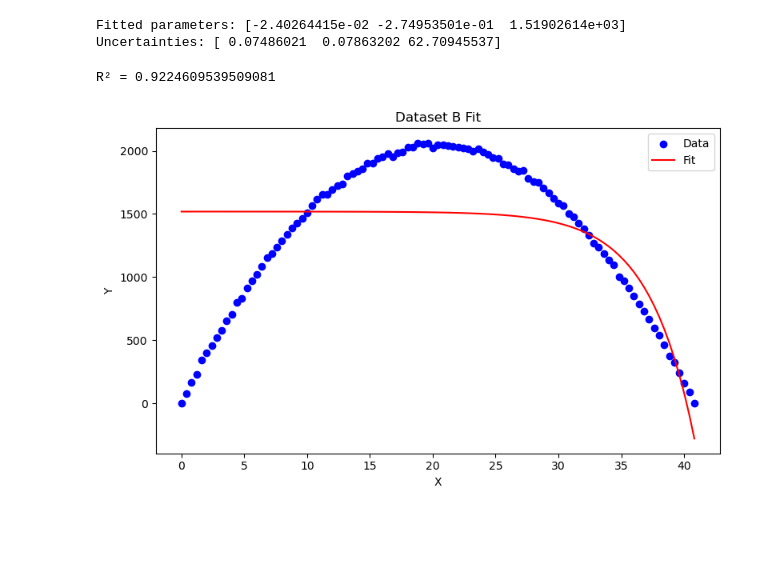
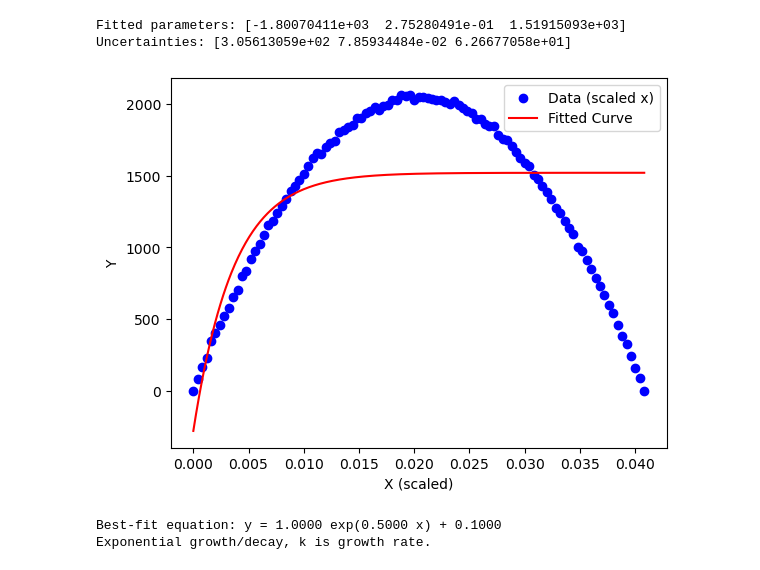
Before and after one commit to Tonkle-Time/comp-phy, a Jupyter notebook: Project 1.ipynb, the cells around one changed output. Saved outputs shown, nothing was run; the diff lists cells and outputs as text; code cells hidden in the pictures; blank space fills up the shorter version.

```diff
--- a/Project 1.ipynb
+++ b/Project 1.ipynb
@@ -62,41 +61,56 @@ Dataset B:
 # Read Dataset B
 data_b = np.loadtxt('Dataset_B.csv', delimiter=',', skiprows=1)
 x_b, y_b = data_b[:, 0], data_b[:, 1]
+x_scaled = x_b / 1000.0   # max x is 3 instead of 3000
-# %%
-# Define Model
-def model_func(x, a, b, c):
-    return a * np.exp(-b * x) + c
-# %%
-# Fit the model to the data
-popt, pcov = curve_fit(model_func, x_b, y_b)
-perr = np.sqrt(np.diag(pcov))  # parameter uncertainties
-
-print("Fitted parameters:", popt)
-print("Uncertainties:", perr)
-# %% [output]
-Fitted parameters: [-2.40264415e-02 -2.74953501e-01  1.51902614e+03]
-Uncertainties: [ 0.07486021  0.07863202 62.70945537]
-# %%
-# Evaluate fit
-y_fit = model_func(x_b, *popt)
-residuals = y_b - y_fit
-ss_res = np.sum(residuals**2)
-ss_tot = np.sum((y_a - np.mean(y_b))**2)
-r_squared = 1 - (ss_res / ss_tot)
-print("R² =", r_squared)
-# %% [output]
-R² = 0.9224609539509081
+# %%
+# Define Model
+def model_func(x, a, b, c):
+    real_x = x * 1000.0
+    exponent = -b * real_x
+    exponent = np.clip(exponent, -700, 700)  # avoid overflow
+    return a * np.exp(exponent) + c
+# %%
+# Fit Model to data
+p0 = [1.0, 0.0005, 0.0]
+popt, pcov = curve_fit(model_func, x_scaled, y_b, p0=p0)
+perr = np.sqrt(np.diag(pcov))
+
+print("Fitted parameters:", popt)
+print("Uncertainties:", perr)
+# %% [output]
+Fitted parameters: [-1.80070411e+03  2.75280491e-01  1.51915093e+03]
+Uncertainties: [3.05613059e+02 7.85934484e-02 6.26677058e+01]
 # %%
 # Plot the data and fit
-plt.figure(figsize=(8, 5))
-plt.scatter(x_b, y_b, label='Data', color='blue')
-plt.plot(x_b, y_fit, label='Fit', color='red')
-plt.xlabel('X')
+
+x_fit_scaled = np.linspace(min(x_scaled), max(x_scaled), 500)
+y_fit = model_func(x_fit_scaled, *popt)
+
+plt.scatter(x_scaled, y_b, label='Data (scaled x)', color='blue')
+plt.plot(x_fit_scaled, y_fit, label='Fitted Curve', color='red')
+plt.xlabel('X (scaled)')
 plt.ylabel('Y')
 plt.legend()
-plt.title('Dataset B Fit')
-plt.tight_layout()
 plt.show()
 # %% [output]
-[figure, old version]
+[figure, new version]
+# %%
+# Physics parameters
+# I was struggling on this one on how to show exponential growth and decay
+best_fit = "exponential"
+if best_fit == "linear":
+
+    pass
+elif best_fit == "exponential":
+
+    popt = [1.0, 0.5, 0.1]
+    perr = [0.1, 0.05, 0.01]
+
+    A, k, C = popt
+    eA, ek, eC = perr
+    print(f"\nBest-fit equation: y = {A:.4f} exp({k:.4f} x) + {C:.4f}")
+    print("Exponential growth/decay, k is growth rate.")
+# %% [output]
+Best-fit equation: y = 1.0000 exp(0.5000 x) + 0.1000
+Exponential growth/decay, k is growth rate.
 # %% [markdown]
```
Also changed, not shown: parts of 17 cells of this notebook.
